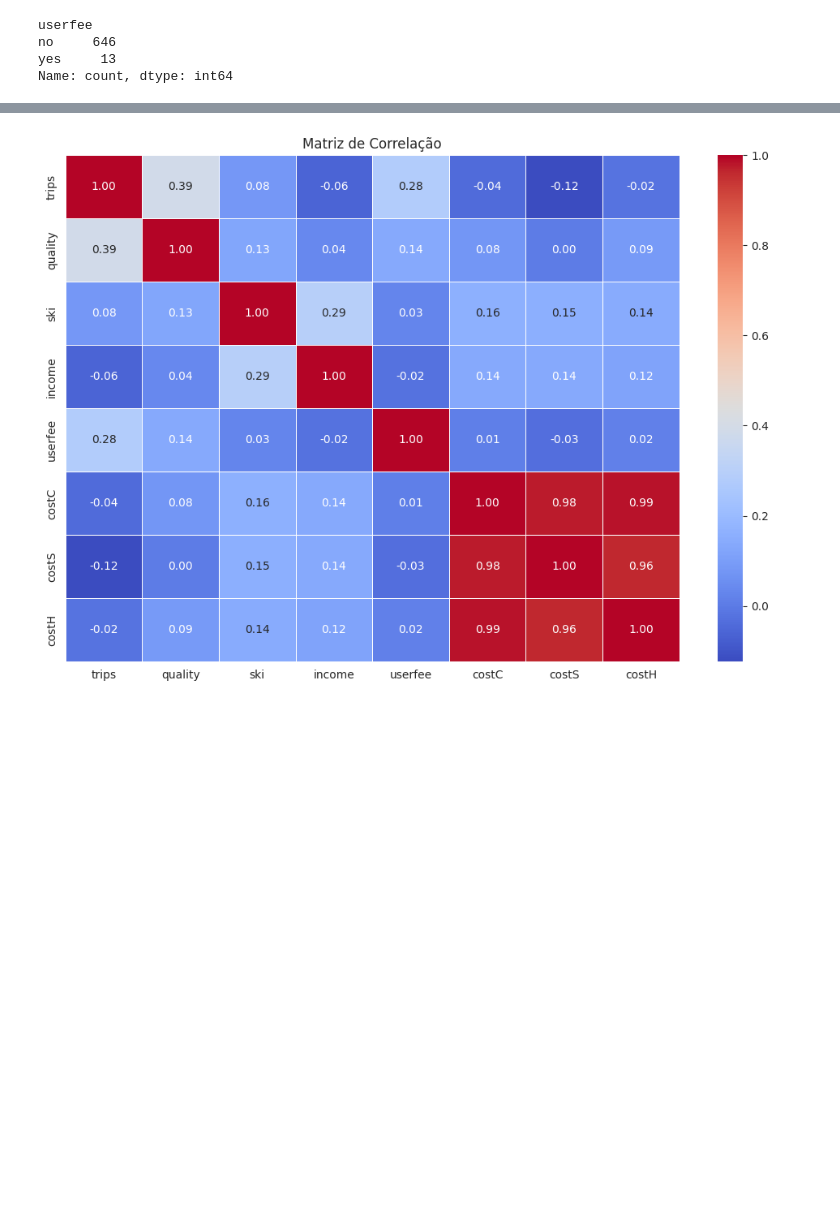
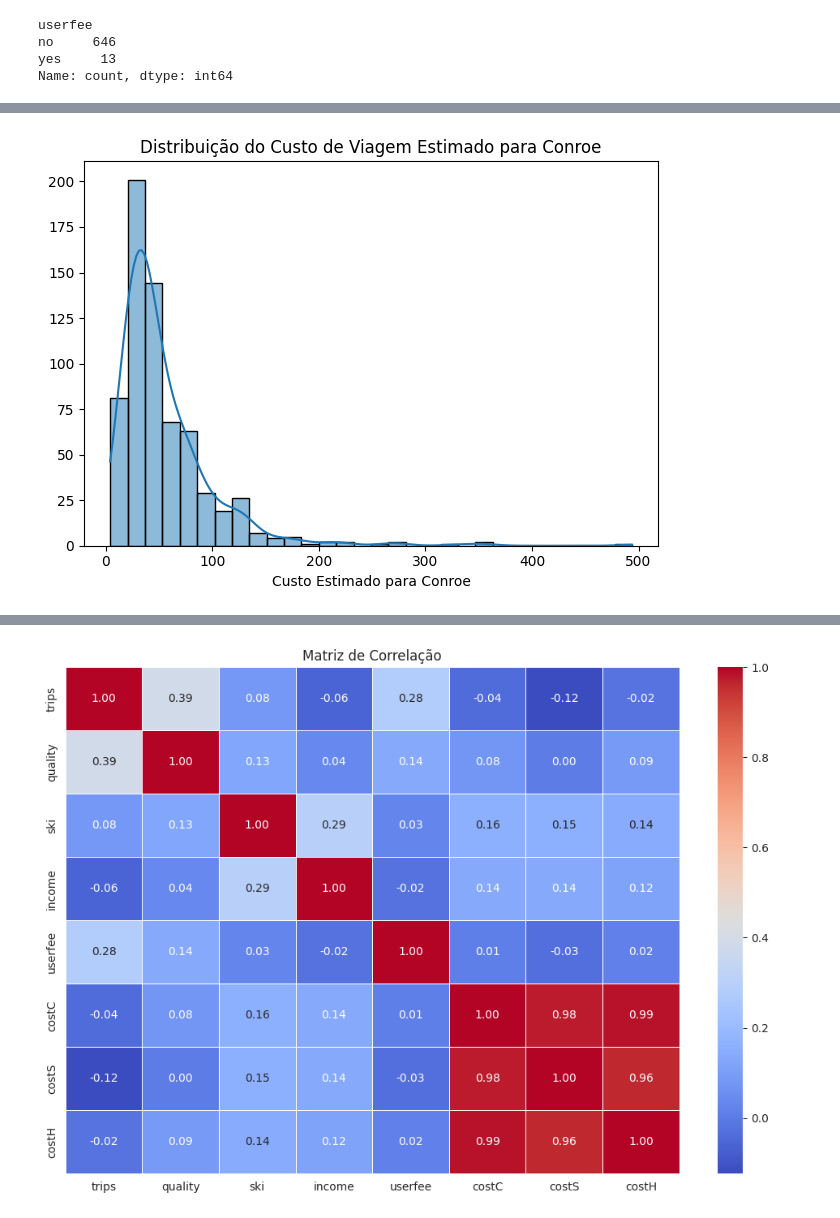
Before and after one commit to scrocha/modelagem-estatistica-A2, a Jupyter notebook: trabalho.ipynb, the cells around one changed output, grey strips where cells are left out. Saved outputs shown, nothing was run; the diff lists cells and outputs as text; code cells hidden in the pictures; blank space fills up the shorter version.

```diff
--- a/trabalho.ipynb
+++ b/trabalho.ipynb
@@ -109,0 +137,9 @@ correlation_matrix = data.corr()
+# %%
+sns.histplot(data["costC"], kde=True, bins=30)
+plt.title("Distribuição do Custo de Viagem Estimado para Conroe")
+plt.xlabel("Custo Estimado para Conroe")
+plt.ylabel(None)
+plt.tight_layout()
+plt.show()
+# %% [output]
+[figure, added]
```
Also changed, not shown: parts of 6 cells of this notebook.
